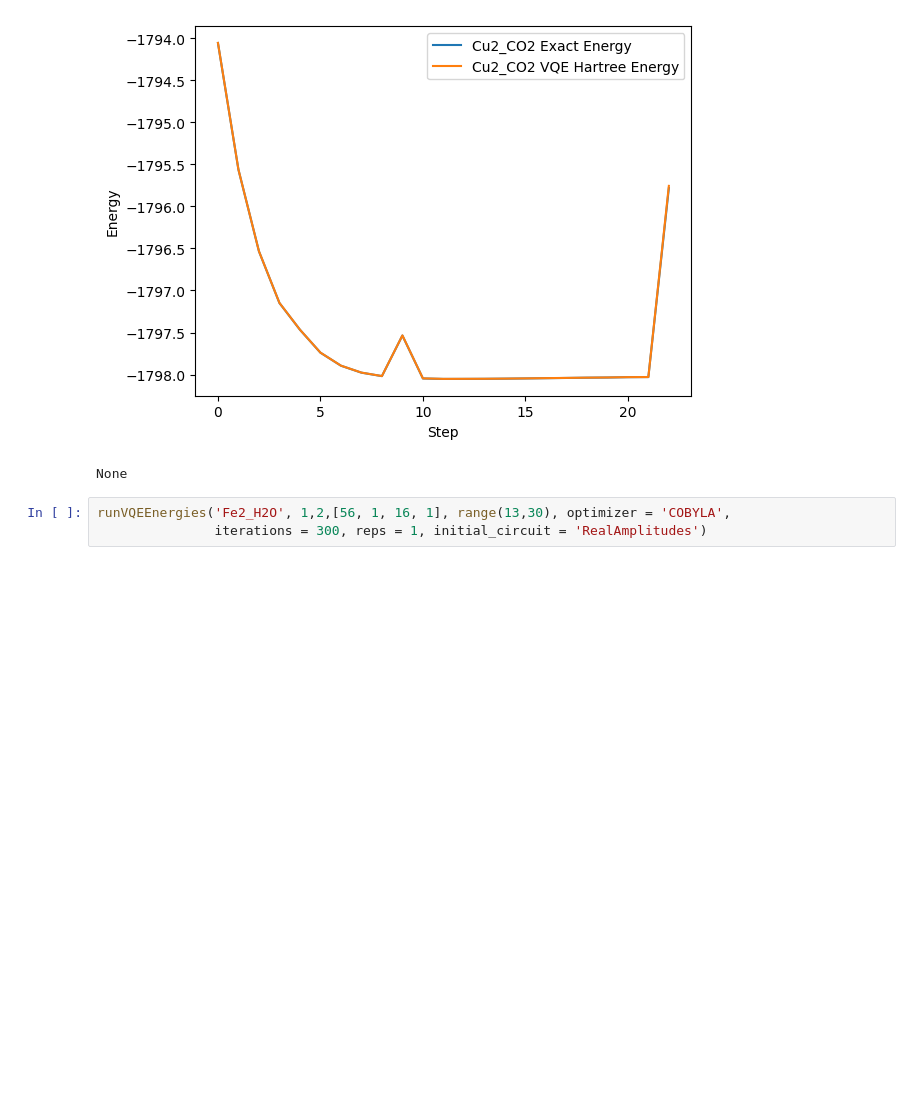
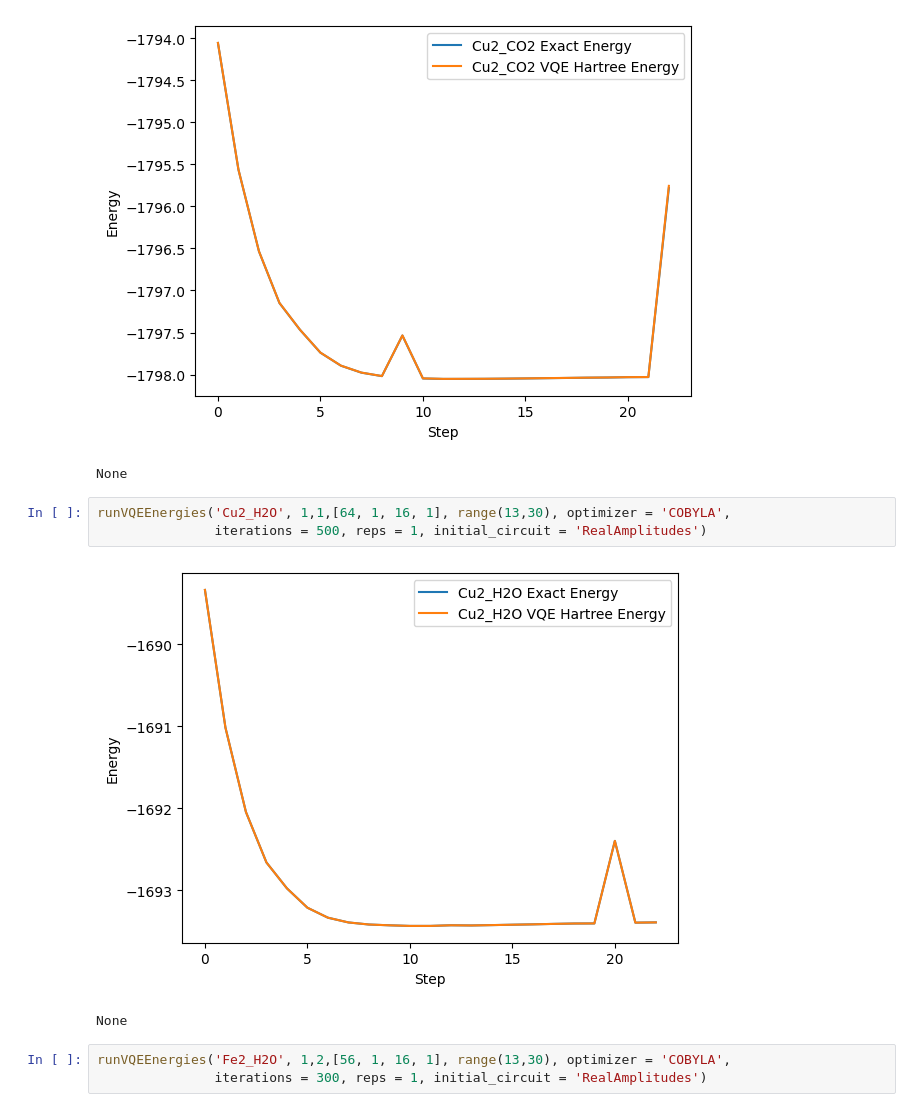
Before and after one commit to buttercutter/quantum-climate-challenge-2023, a Jupyter notebook: notebooks/deloitte_2023_quantux.ipynb, the cells around one changed output. Saved outputs shown, nothing was run; the diff lists cells and outputs as text; blank space fills up the shorter version.

```diff
--- a/notebooks/deloitte_2023_quantux.ipynb
+++ b/notebooks/deloitte_2023_quantux.ipynb
@@ -1442,6 +1492,12 @@ runVQEEnergies('Cu2_CO2', 1,1,[64, 16, 12, 16], range(13,30), optimizer = 'COBYL
 # %% [output]
 [figure]
 None
+# %%
+runVQEEnergies('Cu2_H2O', 1,1,[64, 1, 16, 1], range(13,30), optimizer = 'COBYLA',
+               iterations = 500, reps = 1, initial_circuit = 'RealAmplitudes')
+# %% [output]
+[figure, added]
+None
 # %%
 runVQEEnergies('Fe2_H2O', 1,2,[56, 1, 16, 1], range(13,30), optimizer = 'COBYLA',
                iterations = 300, reps = 1, initial_circuit = 'RealAmplitudes')
```
Also changed, not shown: parts of 11 cells of this notebook.
